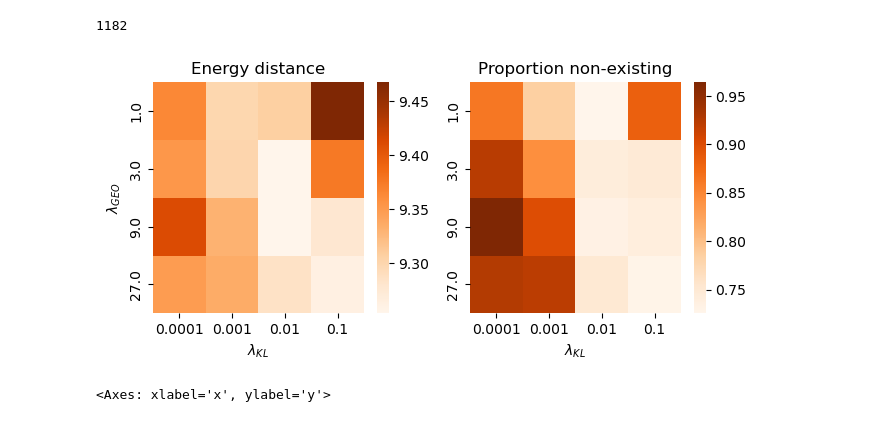
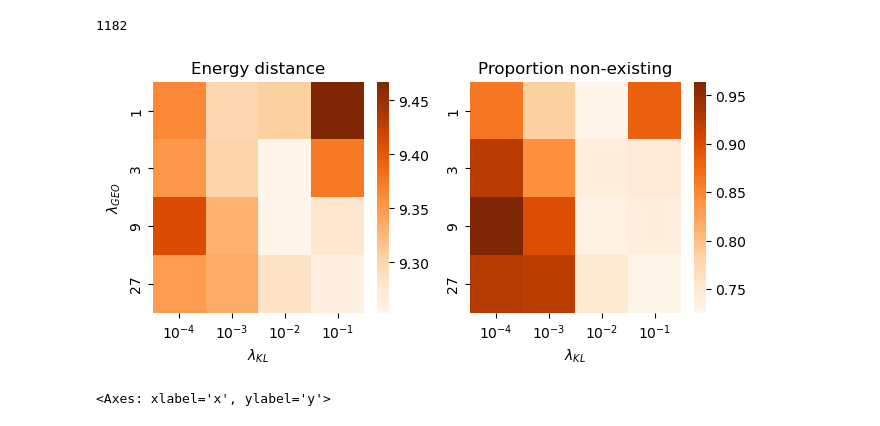
Before and after one commit to jaclenti/NFVAE-population-synthesis, a Jupyter notebook: notebooks/jl_full_comparison_isp.ipynb, the cells around one changed output. Cells and saved outputs as stored; diff of their text form; code cells hidden in the pictures.

```diff
--- a/notebooks/jl_full_comparison_isp.ipynb
+++ b/notebooks/jl_full_comparison_isp.ipynb
@@ -287,0 +374,40 @@ KeyError: "['df_real', 'df_shuffle_cap_bins', 'df_shuffle_province_bins'] not fo
+# %%
+prov = "BA"
+file = f'/data/housing/data/intermediate/jl_pop_synth/isp_baselines/all_baselines_{prov}.pickle'
+
+with open(file, 'rb') as f:
+    data = pickle.load(f)
+# %%
+v = 0.6
+fig, axes = sbp(ncols = 3, figsize = (10,4), gridspec_kw={'width_ratios': [4,4, 1]}, sharey = True)
+#fig.subplots_adjust(wspace = 1, )
+for j,(df_, title) in enumerate(zip([data["df_real"], data["df_nfvae"]], ["Real", "Synthetic"])):
+    sns.heatmap(df_
+                .drop(columns = ["x", "y", "Missing_energy_class", "floor_Missing", "flag_air_conditioning_Missing", "flag_multi_floor_Missing","ANNO_COSTRUZIONE_Missing",
+                                    'floor_0.0', 'floor_1.0', 'floor_2.0', 'floor_3.0', 'floor_Missing', 'floor_plus_4'])
+                .rename(columns = {u: u.replace("ANNO_COSTRUZIONE_", "year_").replace("High_energy_class", "energy_high")
+                                   .replace("Medium_energy_class", "energy_medium").replace("Low_energy_class", "energy_low")
+                                    .replace("COD_CAT_A02", "civil_home").replace("COD_CAT_A03", "standard_home").replace("COD_CAT_A_04_05", "popular_home").replace("COD_CAT_A_01_07_08", "villas_and_elegant_home") for u in df_.columns})
+                .corr().replace(1, np.nan),
+                                    vmin = -v, vmax = v,
+                                    cmap = "PuOr",
+                                    cbar = False,
+                                    ax = axes[j])
+    axes[j].set_title(title, fontsize = 17)
+axes[2].set_visible(False)
+sm = plt.cm.ScalarMappable(cmap = "PuOr")
+sm.set_array([])
+
+#log_ticks = np.arange(1,20)
+#ticks = np.exp(log_ticks)  # corresponding log_price values
+
+#fmt = ticker.FuncFormatter(lambda x, pos: rf"$10^{{{int(round((x)))}}}$")
+#fmt = ticker.FuncFormatter(lambda x, pos: rf"$10^{{{int(round(np.log10(x)))}}}$")
+
+l = 0.5
+l_trans = l / v
+axes[2].figure.colorbar(sm, aspect = 6, fraction = 0.5, #format = fmt,
+                         ticks = [l_trans, 0.5, 1 - l_trans],
+                         ).set_ticklabels([-l, 0, l])
+
+fig.savefig("../paper/heatmap_correlations_BO_sm.pdf", format = "pdf", bbox_inches='tight')
@@ -517,24 +673,27 @@ good_provinces = ["RM", "BO", "VV"]
 # %%
 fig, axes = sbp(ncols = 2, figsize = (7.5,3))
 
 for j, df_ in enumerate([coord_distance_df, obs_houses_df.assign(distance = lambda x: 1-x["distance"])]):
     sns.heatmap(data = (df_
-                        .assign(geo_lambda = lambda x: x["geo_lambda"] / 10,
+                        .assign(geo_lambda = lambda x: (x["geo_lambda"] / 10).astype(int),
                                 kl_lambda = lambda x: x["kl_lambda"] / 10)
 
                         .query("prov in @good_provinces").groupby(["geo_lambda", "kl_lambda"])
                         .mean(numeric_only = True).unstack()["distance"]),
                 ax = axes[j],
                 cmap = "Oranges"
                 )
+    xticks = df_["kl_lambda"].unique() / 10
     axes[j].set_xlabel(r"$\lambda_{KL}$")
     axes[j].set_ylabel([r"$\lambda_{GEO}$", "", ""][j])
     axes[j].set_title(["Energy distance", "Proportion non-existing"][j])
+    axes[j].set_xticklabels([r"$10^{%d}$" % int(np.log10(x)) for x in xticks])
+
 
 
 fig.savefig("../paper/tuning_lambda_RM_BO_VV.pdf", format = "pdf", bbox_inches='tight')
 # %% [output]
-[figure, old version]
+[figure, new version]
 # %%
 prov = "RM"
 file_real = f'/data/housing/data/intermediate/jl_pop_synth/isp_baselines/all_baselines_{prov}.pickle'
```
Also changed, not shown: parts of 19 cells of this notebook, 16 other files.
